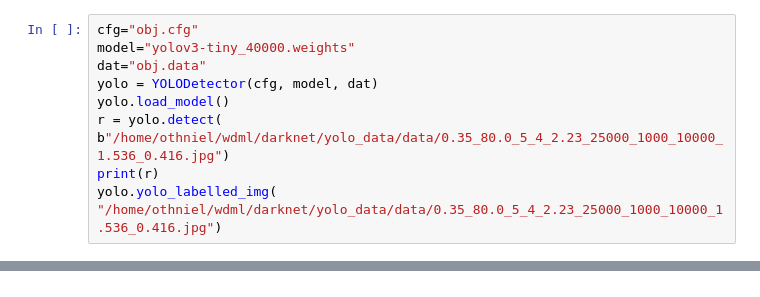
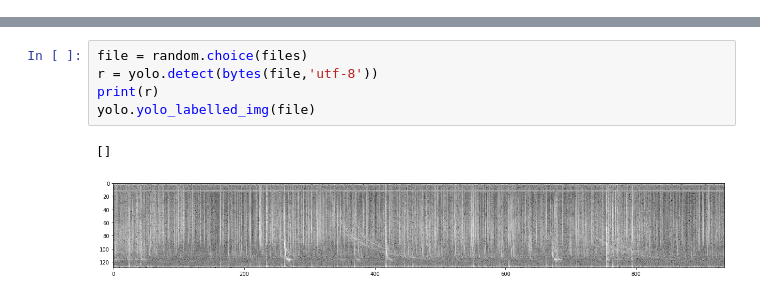
Before and after one commit to Kojey/MSc-whistler-waves-detector, a Jupyter notebook: ipy/yolo_detector.ipynb, the cells around one changed output, grey strips where cells are left out. Cells and saved outputs as stored; diff of their text form.

```diff
--- a/ipy/yolo_detector.ipynb
+++ b/ipy/yolo_detector.ipynb
@@ -220,9 +236,0 @@ class YOLODetector(object):
-# %%
-cfg="obj.cfg"
-model="yolov3-tiny_40000.weights"
-dat="obj.data"
-yolo = YOLODetector(cfg, model, dat)
-yolo.load_model()
-r = yolo.detect( b"/home/othniel/wdml/darknet/yolo_data/data/0.35_80.0_5_4_2.23_25000_1000_10000_1.536_0.416.jpg")
-print(r)
-yolo.yolo_labelled_img( "/home/othniel/wdml/darknet/yolo_data/data/0.35_80.0_5_4_2.23_25000_1000_10000_1.536_0.416.jpg")
@@ -234,0 +237,8 @@ yolo.yolo_labelled_img( "/home/othniel/wdml/darknet/yolo_data/data/0.35_80.0_5_4
+# %%
+file = random.choice(files)
+r = yolo.detect(bytes(file,'utf-8'))
+print(r)
+yolo.yolo_labelled_img(file)
+# %% [output]
+[]
+[figure, added]
```
Also changed, not shown: parts of 2 cells of this notebook, 4 other files.
